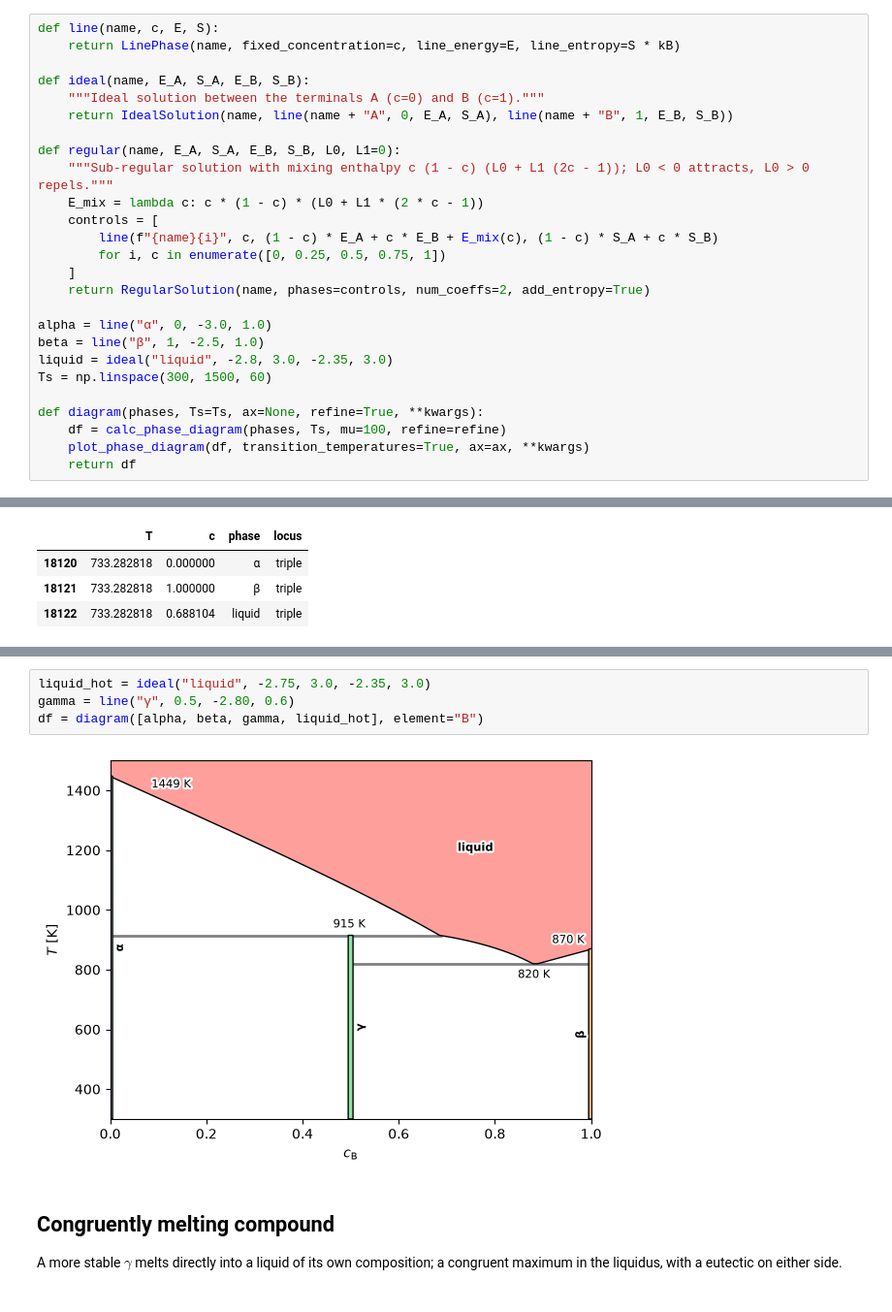
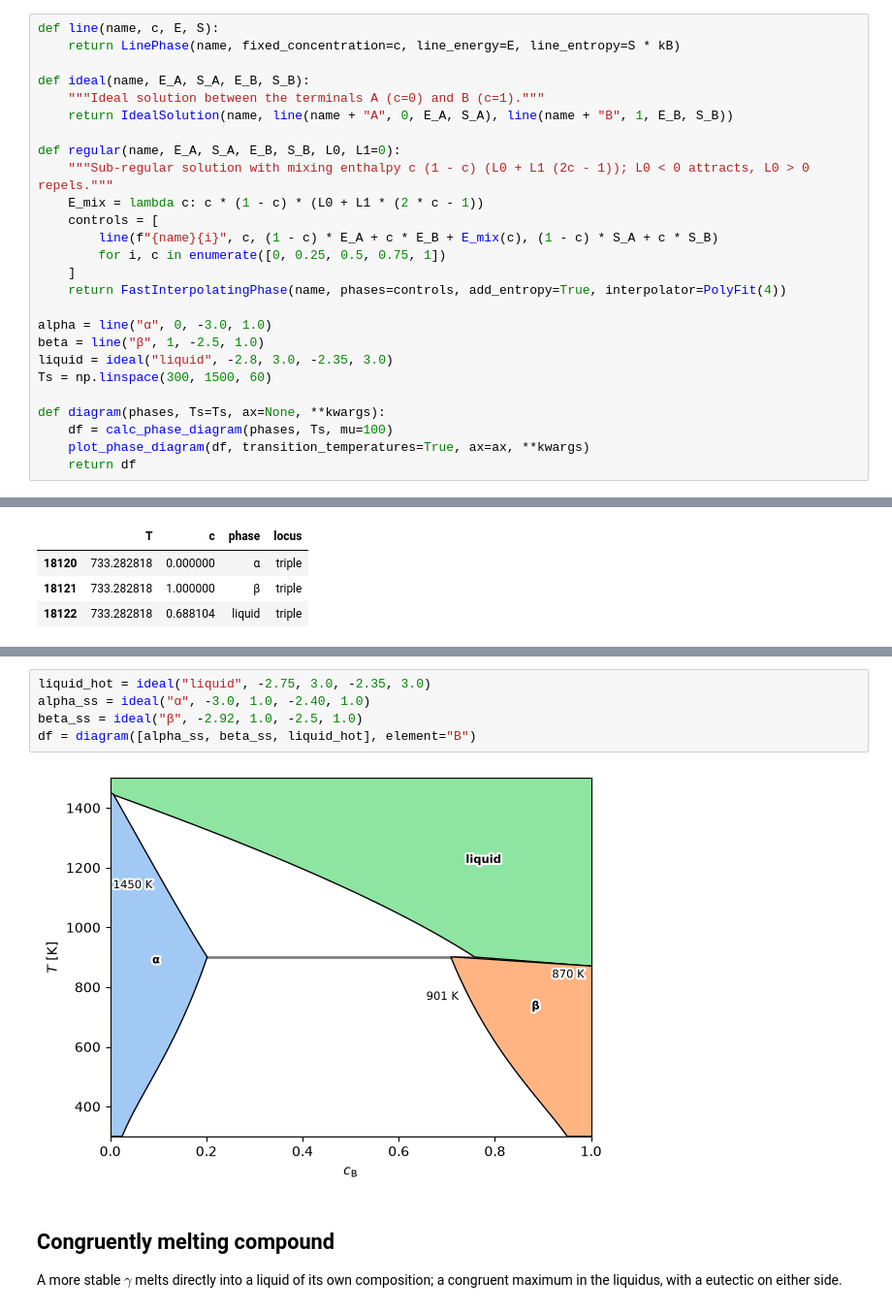
Before and after one commit to eisenforschung/landau, a Jupyter notebook: notebooks/TransitionTemperatures.ipynb, the cells around one changed output, grey strips where cells are left out. Shown at 97% size. Cells and saved outputs as stored; diff of their text form.

```diff
--- a/notebooks/TransitionTemperatures.ipynb
+++ b/notebooks/TransitionTemperatures.ipynb
@@ -36,15 +36,15 @@ def regular(name, E_A, S_A, E_B, S_B, L0, L1=0):
         line(f"{name}{i}", c, (1 - c) * E_A + c * E_B + E_mix(c), (1 - c) * S_A + c * S_B)
         for i, c in enumerate([0, 0.25, 0.5, 0.75, 1])
     ]
-    return RegularSolution(name, phases=controls, num_coeffs=2, add_entropy=True)
+    return FastInterpolatingPhase(name, phases=controls, add_entropy=True, interpolator=PolyFit(4))
 
 alpha = line("α", 0, -3.0, 1.0)
 beta = line("β", 1, -2.5, 1.0)
 liquid = ideal("liquid", -2.8, 3.0, -2.35, 3.0)
 Ts = np.linspace(300, 1500, 60)
 
-def diagram(phases, Ts=Ts, ax=None, refine=True, **kwargs):
-    df = calc_phase_diagram(phases, Ts, mu=100, refine=refine)
+def diagram(phases, Ts=Ts, ax=None, **kwargs):
+    df = calc_phase_diagram(phases, Ts, mu=100)
     plot_phase_diagram(df, transition_temperatures=True, ax=ax, **kwargs)
     return df
 # %% [markdown]
@@ -111,9 +112,10 @@ A is given a higher melting point here so the two isotherms sit well apart.
 # %%
 liquid_hot = ideal("liquid", -2.75, 3.0, -2.35, 3.0)
-gamma = line("γ", 0.5, -2.80, 0.6)
-df = diagram([alpha, beta, gamma, liquid_hot], element="B")
+alpha_ss = ideal("α", -3.0, 1.0, -2.40, 1.0)
+beta_ss = ideal("β", -2.92, 1.0, -2.5, 1.0)
+df = diagram([alpha_ss, beta_ss, liquid_hot], element="B")
 # %% [output]
-[figure, old version]
+[figure, new version]
 # %% [markdown]
 ## Congruently melting compound
 
```
Also changed, not shown: parts of 13 cells of this notebook.
